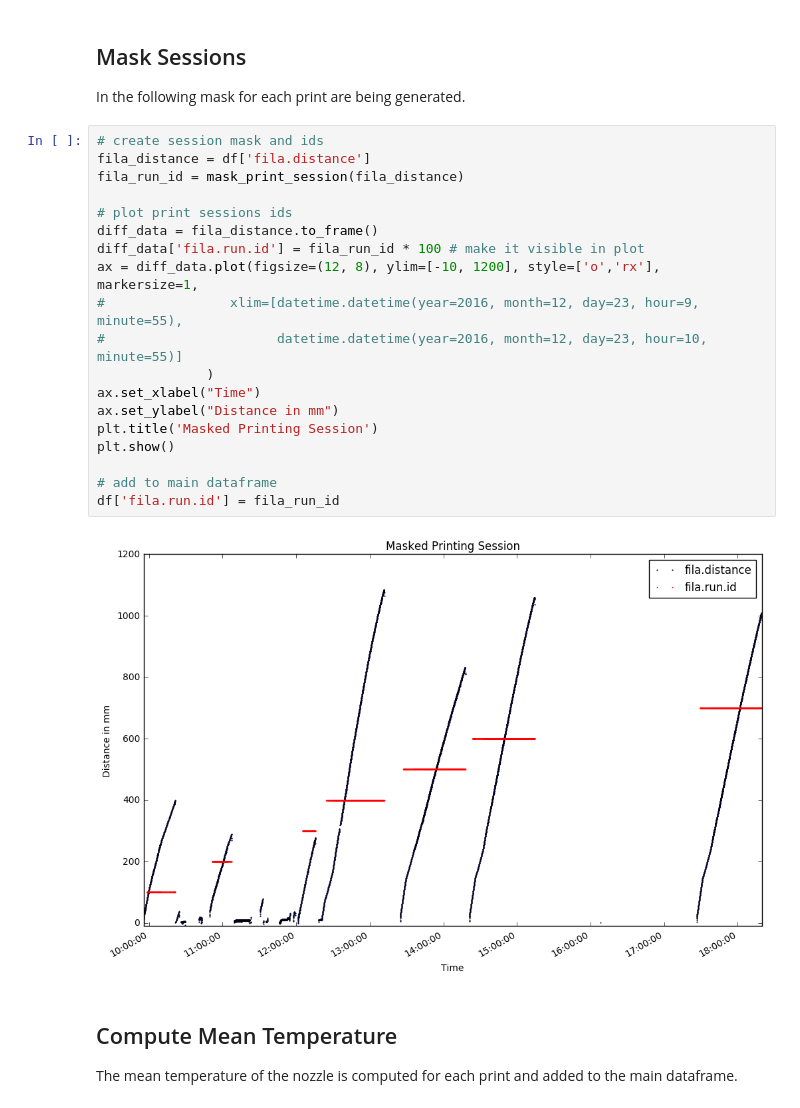
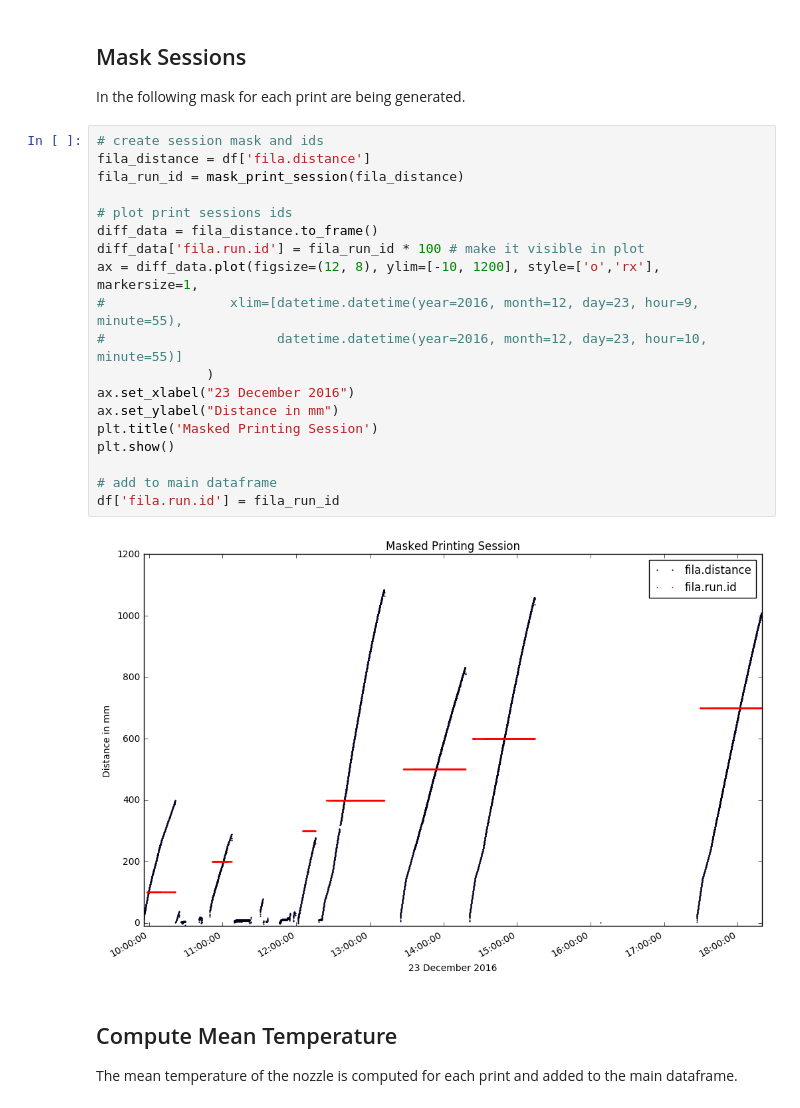
Before and after one commit to jinnerbichler/iot-lab-analysis, a Jupyter notebook: iot_lab_analysis.ipynb, the cells around one changed output. Saved outputs shown, nothing was run; the diff lists cells and outputs as text.

```diff
--- a/iot_lab_analysis.ipynb
+++ b/iot_lab_analysis.ipynb
@@ -75,24 +75,24 @@ In the following mask for each print are being generated.
 # %%
 # create session mask and ids
 fila_distance = df['fila.distance']
 fila_run_id = mask_print_session(fila_distance)
 
 # plot print sessions ids
 diff_data = fila_distance.to_frame()
 diff_data['fila.run.id'] = fila_run_id * 100 # make it visible in plot
 ax = diff_data.plot(figsize=(12, 8), ylim=[-10, 1200], style=['o','rx'], markersize=1,
 #                xlim=[datetime.datetime(year=2016, month=12, day=23, hour=9, minute=55),
 #                      datetime.datetime(year=2016, month=12, day=23, hour=10, minute=55)]
               )
-ax.set_xlabel("Time")
+ax.set_xlabel("23 December 2016")
 ax.set_ylabel("Distance in mm")
 plt.title('Masked Printing Session')
 plt.show()
 
 # add to main dataframe
 df['fila.run.id'] = fila_run_id
 # %% [output]
-[figure, old version]
+[figure, new version]
 # %% [markdown]
 ## Compute Mean Temperature
 The mean temperature of the nozzle is computed for each print and added to the main dataframe.
```
Also changed, not shown: parts of 4 cells of this notebook.
